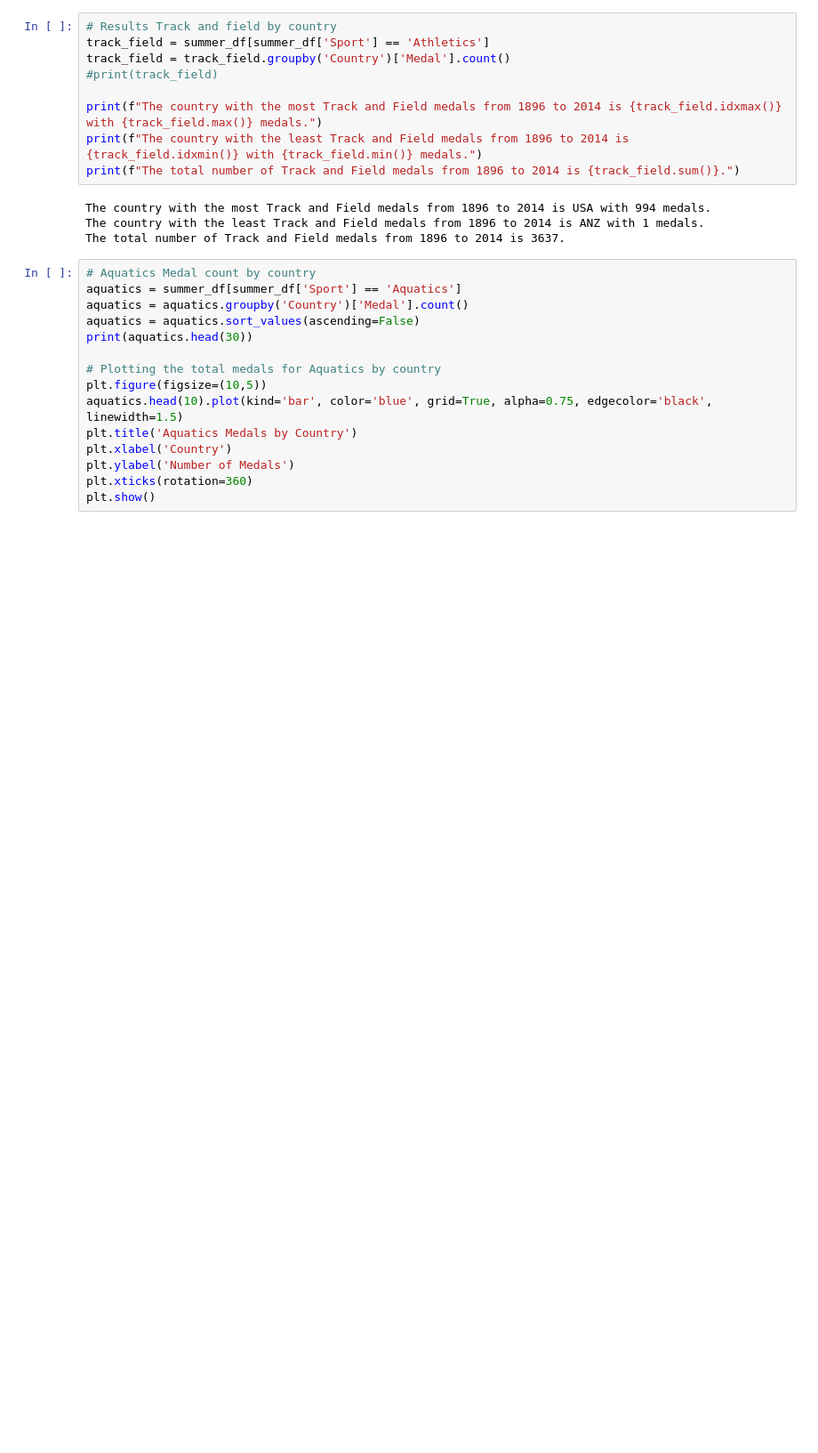
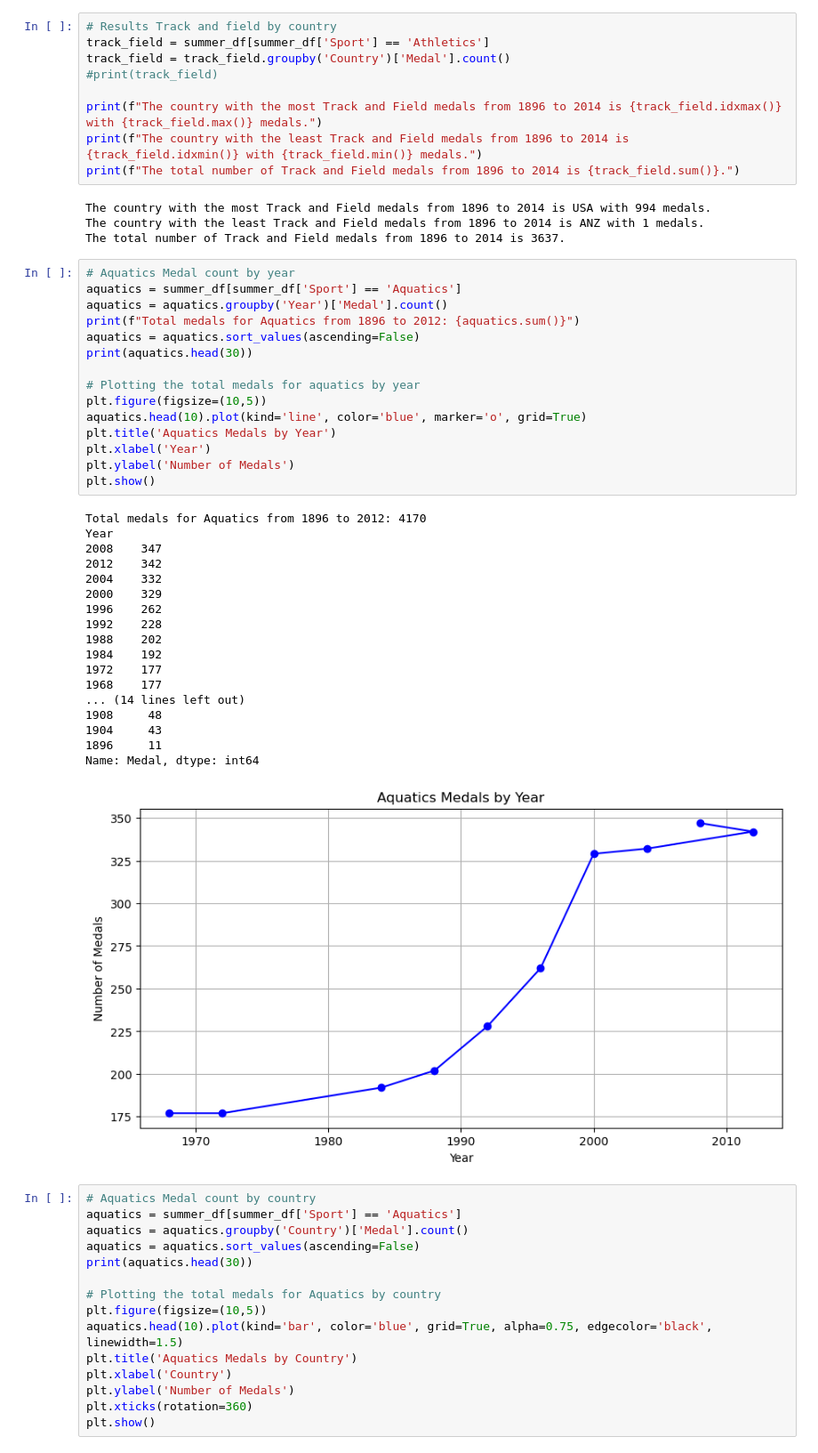
Before and after one commit to AdebolaShelby/Project-1, a Jupyter notebook: project-v1.ipynb, the cells around one changed output. Shown at 89% size. Drawn from its saved outputs; the diff is of its cells as text; blank space fills up the shorter version.

Commit message:
added additional charts

```diff
--- a/project-v1.ipynb
+++ b/project-v1.ipynb
@@ -311,6 +312,40 @@ print(f"The total number of Track and Field medals from 1896 to 2014 is {track_f
 The country with the most Track and Field medals from 1896 to 2014 is USA with 994 medals.
 The country with the least Track and Field medals from 1896 to 2014 is ANZ with 1 medals.
 The total number of Track and Field medals from 1896 to 2014 is 3637.
+# %%
+# Aquatics Medal count by year
+aquatics = summer_df[summer_df['Sport'] == 'Aquatics']
+aquatics = aquatics.groupby('Year')['Medal'].count()
+print(f"Total medals for Aquatics from 1896 to 2012: {aquatics.sum()}")
+aquatics = aquatics.sort_values(ascending=False)
+print(aquatics.head(30))
+
+# Plotting the total medals for aquatics by year
+plt.figure(figsize=(10,5))
+aquatics.head(10).plot(kind='line', color='blue', marker='o', grid=True)
+plt.title('Aquatics Medals by Year')
+plt.xlabel('Year')
+plt.ylabel('Number of Medals')
+plt.show()
+# %% [output]
+Total medals for Aquatics from 1896 to 2012: 4170
+Year
+2008    347
+2012    342
+2004    332
+2000    329
+1996    262
+1992    228
+1988    202
+1984    192
+1972    177
+1968    177
+... (14 lines left out)
+1908     48
+1904     43
+1896     11
+Name: Medal, dtype: int64
+[figure, added]
 # %%
 # Aquatics Medal count by country
 aquatics = summer_df[summer_df['Sport'] == 'Aquatics']
```
Also changed, not shown: parts of 4 cells of this notebook.
